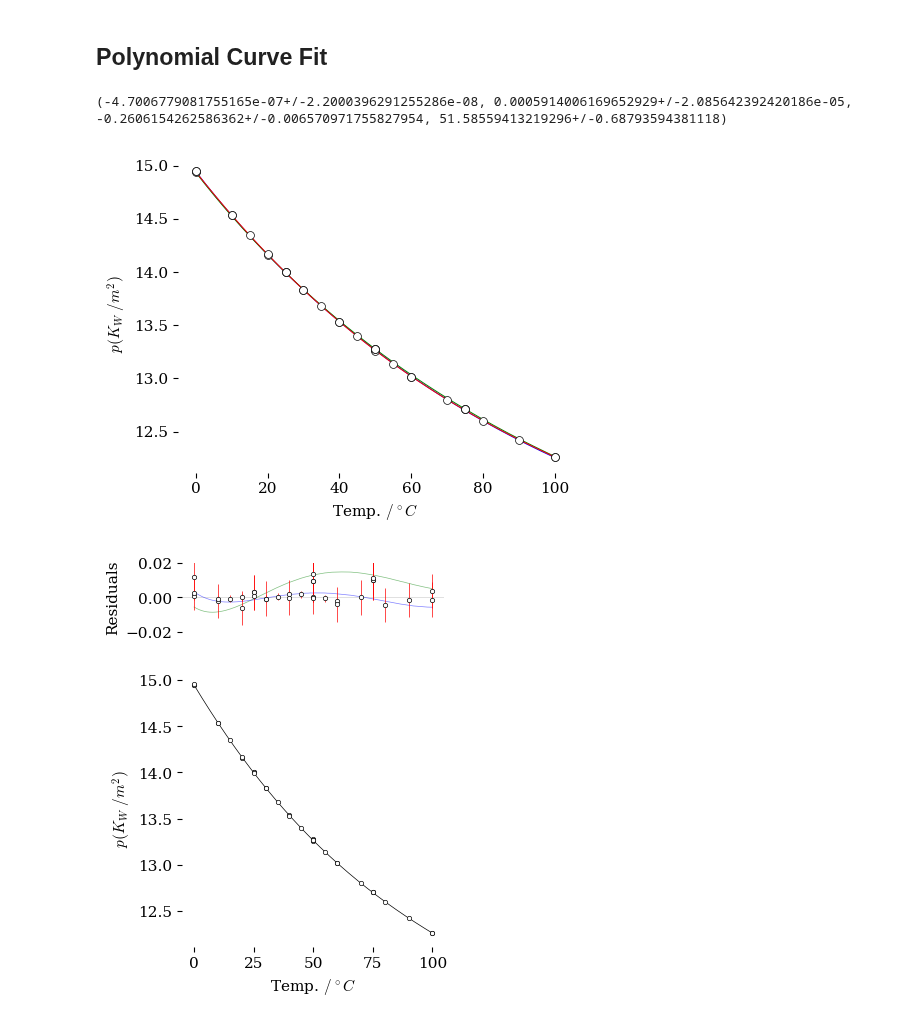
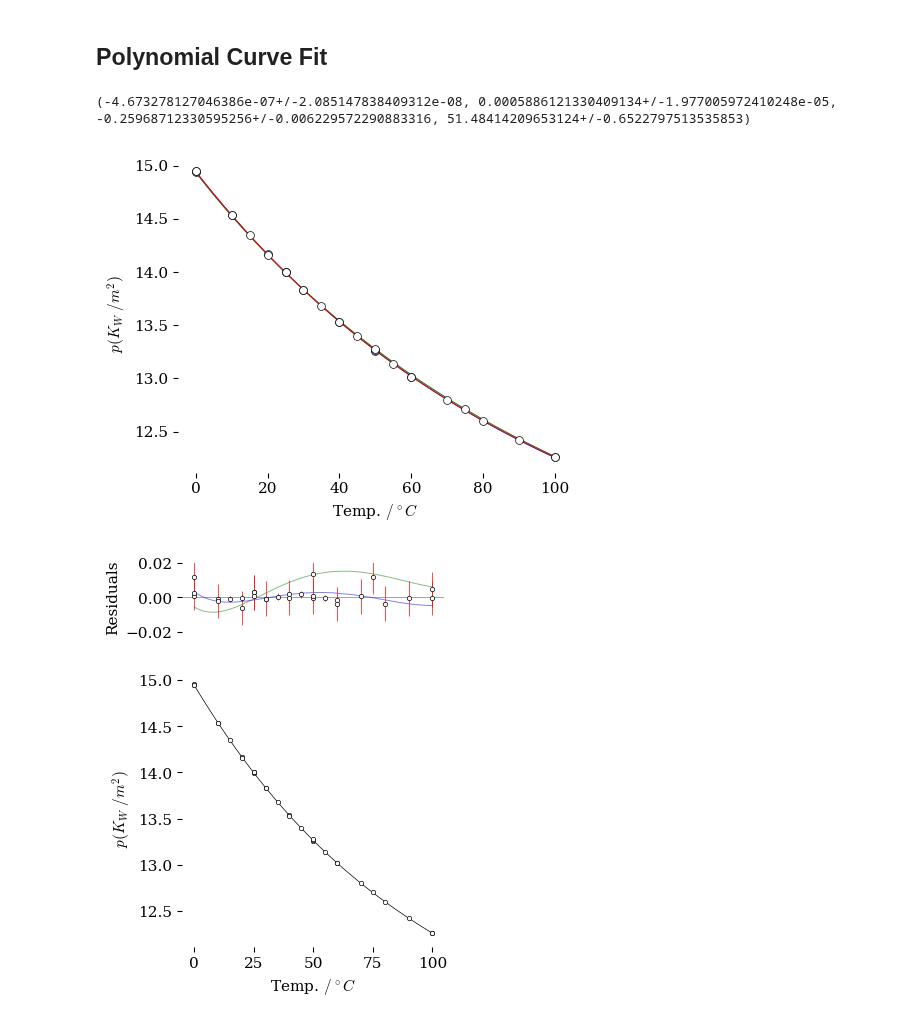
Before and after one commit to blinkletter/4410PythonNotebooks, a Jupyter notebook: Class_10/water_ion_product.ipynb, the cells around one changed output. Cells and saved outputs as stored; diff of their text form; code cells hidden in the pictures.

```diff
--- a/Class_10/water_ion_product.ipynb
+++ b/Class_10/water_ion_product.ipynb
@@ -609,7 +703,7 @@ plt.show()
 # %% [markdown]
 ## Polynomial Curve Fit
 # %%
-df2 = pd.read_csv("data/IAPWS_edited3.csv",
+df2 = pd.read_csv("data/IAPWS_processed.csv",
                  delimiter = ",",
                  skipinitialspace=True,
 #                 index_col="pH",
@@ -671,7 +765,7 @@ ax.set(ylabel=r"$p{(K_W\ /m^{2})}$",
 plt.savefig("plots/KW_plot.pdf")
 plt.show()
 # %% [output]
-(-4.7006779081755165e-07+/-2.2000396291255286e-08, 0.0005914006169652929+/-2.085642392420186e-05, -0.2606154262586362+/-0.006570971755827954, 51.58559413219296+/-0.68793594381118)
+(-4.673278127046386e-07+/-2.085147838409312e-08, 0.0005886121330409134+/-1.977005972410248e-05, -0.25968712330595256+/-0.006229572290883316, 51.48414209653124+/-0.6522797513535853)
 [figure]
 # %%
 res_NIST = pKwCalcNIST - y
@@ -693,8 +787,6 @@ ax[1].set(ylabel=r"$p{(K_W\ /m^{2})}$",
 #       xlim=[-0.01,0.35],
 #       ylim=[-1.25,-0.7]
        )
-
-
 ### Data graphics
 ax[1].scatter(datatemp-273.15, dataKW,
            marker = "o", s=10,
@@ -709,18 +801,6 @@ ax[1].plot(x-273.15, y,
            color = "black", linewidth = 0.5,
            zorder = 1)
 
-######################
-#### Create Confidence band upper and lower bounds
-######################
-
-# upper and lower bounds of uncertain kobs as float values
-#fit_up = log_y_calc + devs
-#fit_dn = log_y_calc - devs
-#
-## make filled band
-#ax[1].fill_between(pH_array, fit_up, fit_dn,
-#                   facecolor="black", alpha=0.1, zorder = 2,
-#                   label="confidence interval")
 
 ######################
 ### Plot the residuals
@@ -730,45 +810,34 @@ ax[1].plot(x-273.15, y,
 residuals = -res
 
 ax[0].set(
 #          title = Title,
           ylabel=r"Residuals",
           xlabel=r"",
 #          xlim=[-0.3, 7.1],
           ylim=[-0.02,+0.02]
        )
 ### Data graphics
 ax[0].scatter(datatemp-273.15, residuals, marker = "o", s = 10,
               color = "white", edgecolors = "black",
               linewidths=0.5, zorder = 3)
 ax[0].errorbar(datatemp-273.15, residuals, dataerr*2, marker = None,
             ecolor = "red", elinewidth = 0.5, capsize = 0,
             linewidth = 0, zorder = 2)
 
-# make filled band
-#ax[0].fill_between(pH_array, devs, -devs,
-#                   facecolor="black", alpha=0.1, zorder = 1,
-#                   linewidth = 0, label="confidence interval")
-
-ax[0].axhline(0, color='lightgray', linewidth=0.5, zorder = 0)
+ax[0].axhline(0, color='gray', linewidth=0.5, zorder = 0)
 ax[0].set_xticks([])
-
-
-
-
-
-
 
 ####################################################
 ### Plot original author's line on main plot and in residuals
 ####################################################
 #ax[1].plot(pH_array, log_k_obs_paper_fit, color = "green", alpha = 0.5, linewidth = 0.5, zorder = 1)
-ax[0].plot(T-273.15, res_NIST*1, color = "green", alpha = 0.5, linewidth = 0.5, zorder = 1)
-ax[0].plot(T-273.15, res_AIPWS*1, color = "blue", alpha = 0.5, linewidth = 0.5, zorder = 1)
+ax[0].plot(T-273.15, res_NIST*1, color = "green", alpha = 0.5, linewidth = 0.7, zorder = 1)
+ax[0].plot(T-273.15, res_AIPWS*1, color = "blue", alpha = 0.5, linewidth = 0.7, zorder = 1)
 
 
 ### Output plot
 plt.tight_layout(pad=2, h_pad=None, w_pad=None, rect=None)
 plt.savefig("plots/polynomialfit.pdf")
 plt.show()
 # %% [output]
-[figure, old version]
+[figure, new version]
```
Also changed, not shown: parts of 8 cells of this notebook, 7 other files.
